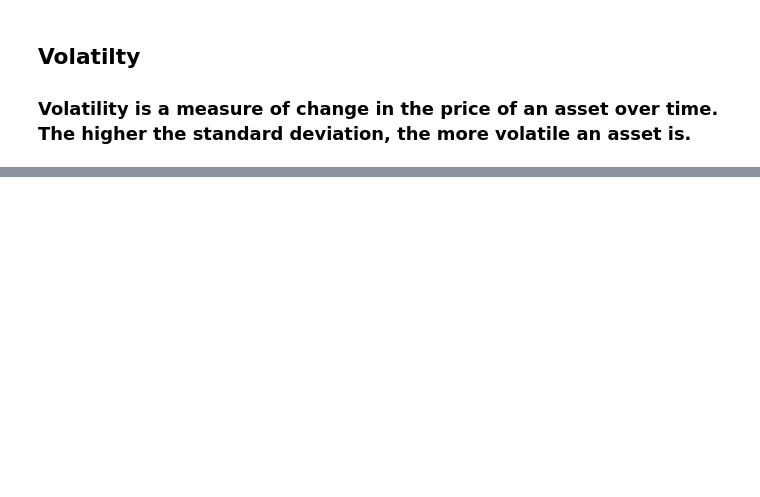
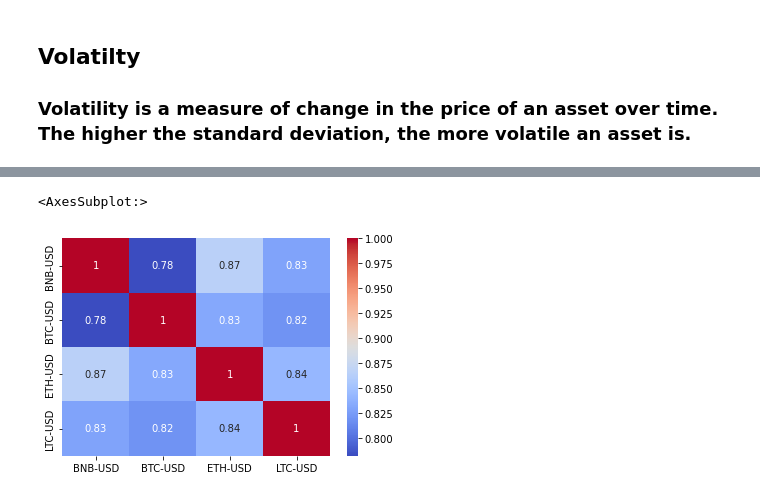
Before and after one commit to DDEEEVV/Project-101-CryptoAnalysis, a Jupyter notebook: crypyo_analysis_project.ipynb, the cells around one changed output, grey strips where cells are left out. Saved outputs shown, nothing was run; the diff lists cells and outputs as text; code cells hidden in the pictures; blank space fills up the shorter version.

```diff
--- a/crypyo_analysis_project.ipynb
+++ b/crypyo_analysis_project.ipynb
@@ -87,3 +97,11 @@ ma_20days = closing_prices['BTC-USD'].rolling(20).mean()
 ma_20days.hvplot()
 # %% [output]
 [interactive output not drawn]
+# %%
+crypto_data_after_lockdown = yf.download(cryptocurrencies, start_date_after_locksown, end_date_after_lockdown)
+closing_prices_after_lockdown = crypto_data_after_lockdown["Close"]
+closing_prices_after_lockdown.hvplot(
+    label = "Closing prices for Bitcoin, Ethereum, Lite, Binance after the Covid-19 Lockdown period",
+    width = 900,
+    height = 400
+    )
@@ -89,0 +111,7 @@ ma_20days.hvplot()
+# %%
+daily_returns_after_lockdown=closing_prices_after_lockdown.pct_change().dropna()
+daily_returns_after_lockdown.hvplot(
+    label = "Daily returns for Bitcoin, Ethereum, Lite, Binance after the Covid-19 Lockdown period",
+    width = 900,
+    height = 400
+)
@@ -89,0 +125,6 @@ ma_20days.hvplot()
+# %%
+correlation_after_lockdown = daily_returns_after_lockdown.corr()
+sns.heatmap(correlation_after_lockdown, annot=True, cmap='coolwarm')
+# %% [output]
+<AxesSubplot:>
+[figure, added]
```
Also changed, not shown: parts of 14 cells of this notebook.
